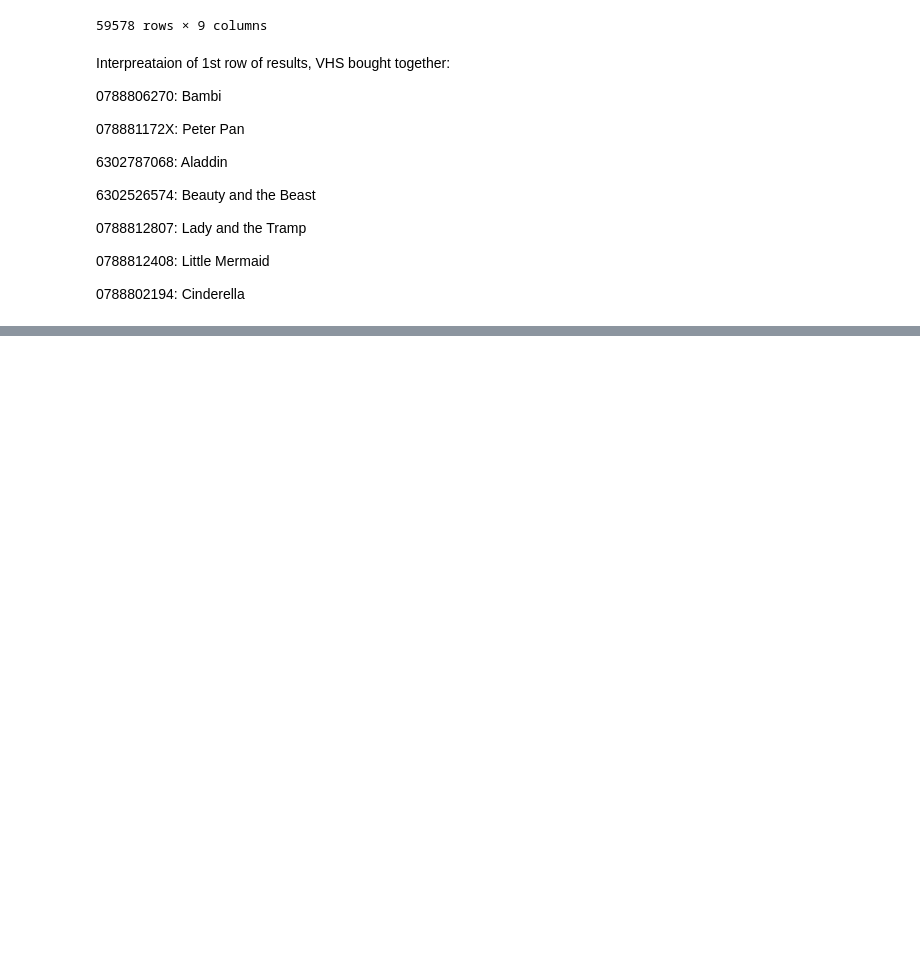
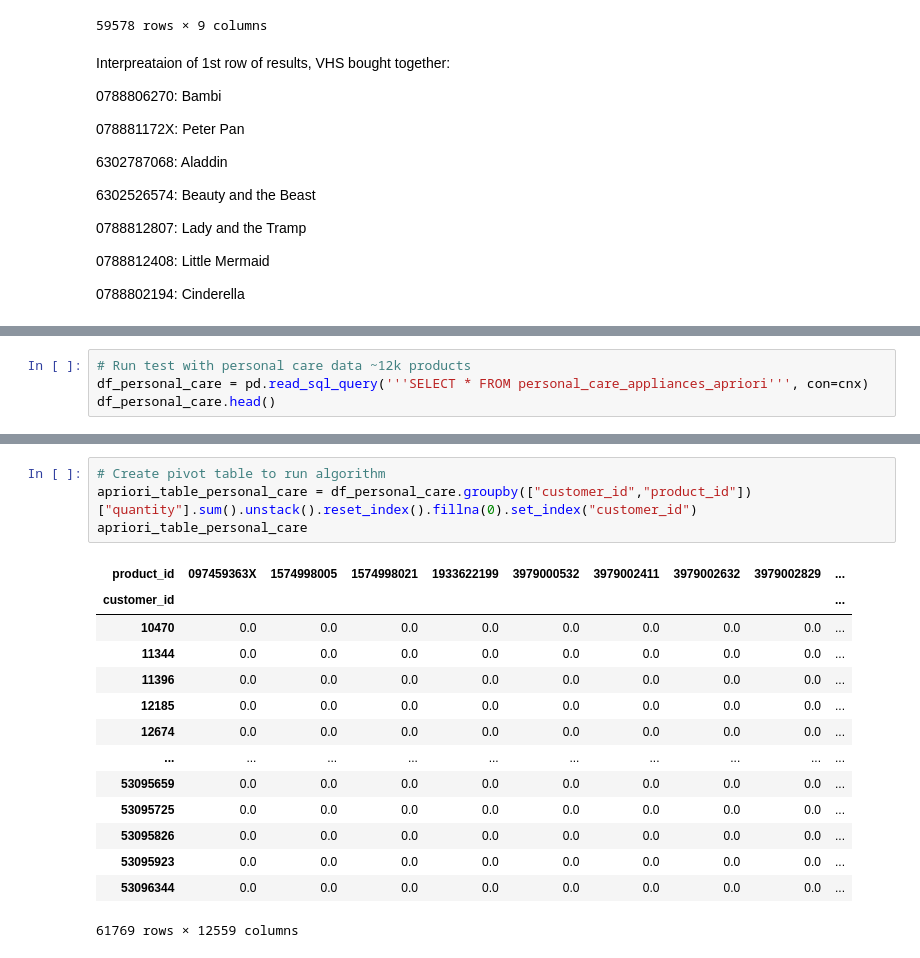
Before and after one commit to jbenasuli/consumer_behavior, a Jupyter notebook: ML_Apriori_Algorithm.ipynb, the cells around one changed output, grey strips where cells are left out. Saved outputs shown, nothing was run; the diff lists cells and outputs as text; blank space fills up the shorter version.

Commit message:
Updates to apriori model

```diff
--- a/ML_Apriori_Algorithm.ipynb
+++ b/ML_Apriori_Algorithm.ipynb
@@ -142,0 +179,4 @@ Interpreataion of 1st row of results, VHS bought together:
+# %%
+# Run test with personal care data ~12k products
+df_personal_care = pd.read_sql_query('''SELECT * FROM personal_care_appliances_apriori''', con=cnx)
+df_personal_care.head()
@@ -142,0 +190,19 @@ Interpreataion of 1st row of results, VHS bought together:
+# %%
+# Create pivot table to run algorithm
+apriori_table_personal_care = df_personal_care.groupby(["customer_id","product_id"])["quantity"].sum().unstack().reset_index().fillna(0).set_index("customer_id")
+apriori_table_personal_care
+# %% [output]
+| product_id | 097459363X | 1574998005 | 1574998021 | 1933622199 | 3979000532 | 3979002411 | 3979002632 | 3979002829 | ... |
+| customer_id |  |  |  |  |  |  |  |  | ... |
+| 10470 | 0.0 | 0.0 | 0.0 | 0.0 | 0.0 | 0.0 | 0.0 | 0.0 | ... |
+| 11344 | 0.0 | 0.0 | 0.0 | 0.0 | 0.0 | 0.0 | 0.0 | 0.0 | ... |
+| 11396 | 0.0 | 0.0 | 0.0 | 0.0 | 0.0 | 0.0 | 0.0 | 0.0 | ... |
+| 12185 | 0.0 | 0.0 | 0.0 | 0.0 | 0.0 | 0.0 | 0.0 | 0.0 | ... |
+| 12674 | 0.0 | 0.0 | 0.0 | 0.0 | 0.0 | 0.0 | 0.0 | 0.0 | ... |
+| ... | ... | ... | ... | ... | ... | ... | ... | ... | ... |
+| 53095659 | 0.0 | 0.0 | 0.0 | 0.0 | 0.0 | 0.0 | 0.0 | 0.0 | ... |
+| 53095725 | 0.0 | 0.0 | 0.0 | 0.0 | 0.0 | 0.0 | 0.0 | 0.0 | ... |
+| 53095826 | 0.0 | 0.0 | 0.0 | 0.0 | 0.0 | 0.0 | 0.0 | 0.0 | ... |
+| 53095923 | 0.0 | 0.0 | 0.0 | 0.0 | 0.0 | 0.0 | 0.0 | 0.0 | ... |
+| 53096344 | 0.0 | 0.0 | 0.0 | 0.0 | 0.0 | 0.0 | 0.0 | 0.0 | ... |
+61769 rows × 12559 columns
```
Also changed, not shown: parts of 9 cells of this notebook.
